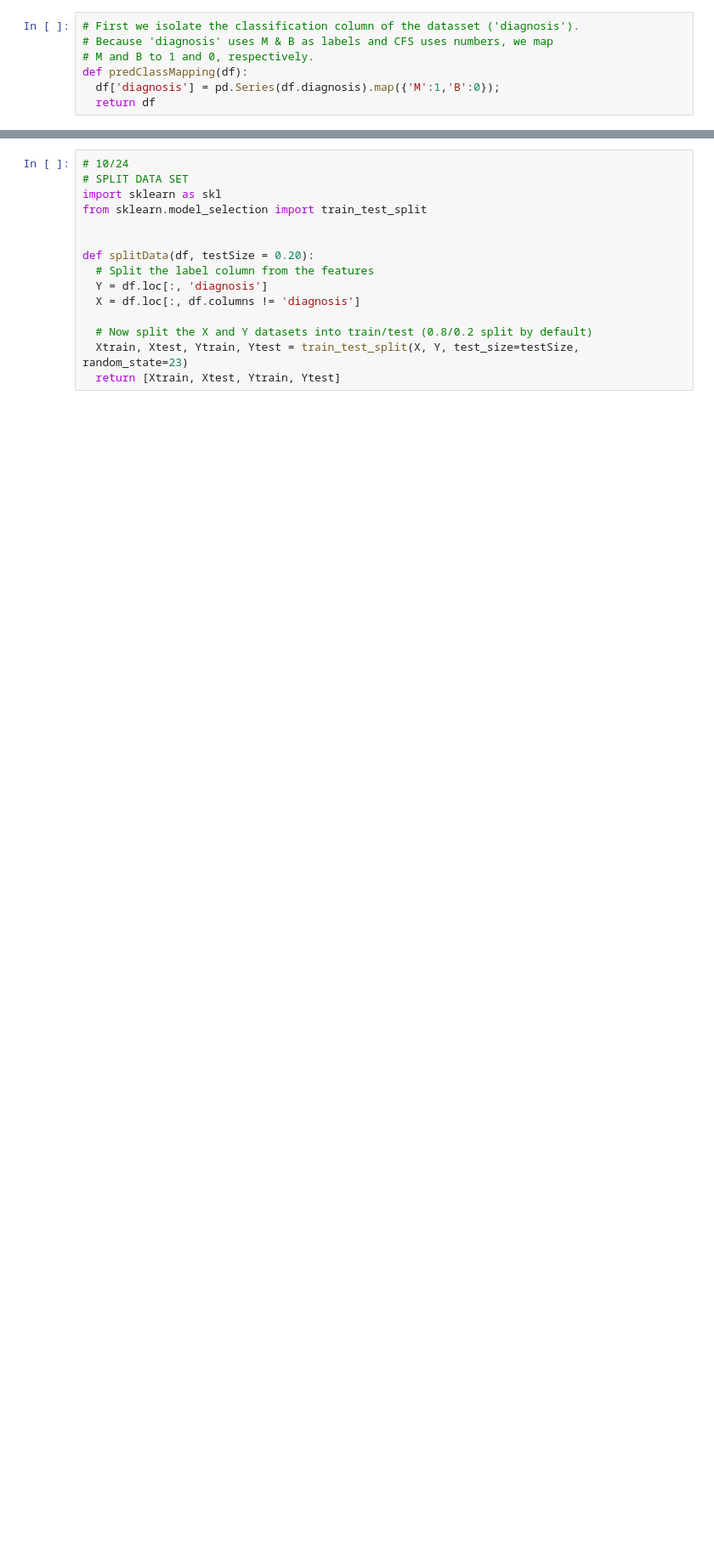
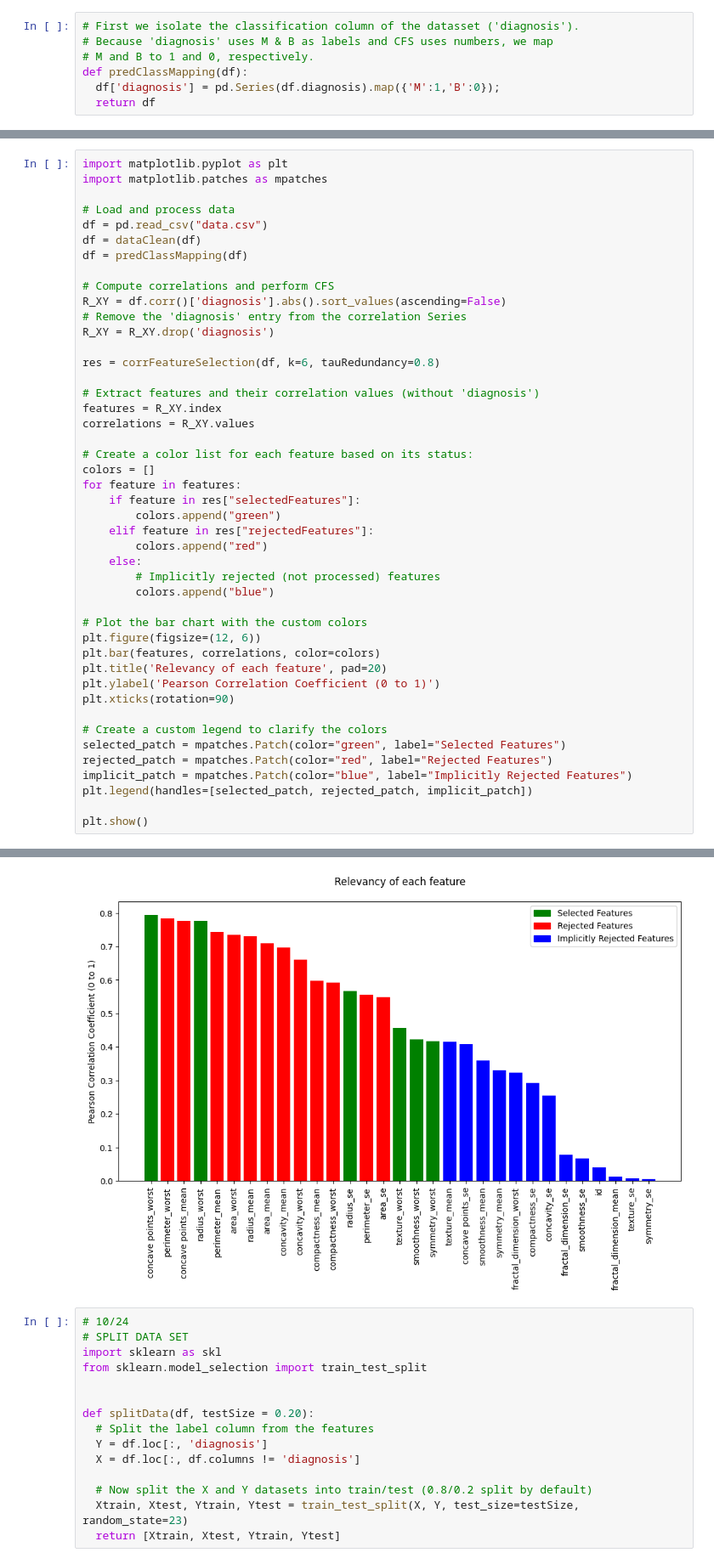
Before and after one commit to SaatvikK/Breast-Cancer-ML-Project, a Jupyter notebook: preprocessing.ipynb, the cells around one changed output, grey strips where cells are left out. Shown at 85% size. Saved outputs shown, nothing was run; the diff lists cells and outputs as text; blank space fills up the shorter version.

```diff
--- a/preprocessing.ipynb
+++ b/preprocessing.ipynb
@@ -60,0 +63,46 @@ def corrFeatureSelection(df, k = 10, tauRedundancy = 0.8):
+# %%
+import matplotlib.pyplot as plt
+import matplotlib.patches as mpatches
+
+# Load and process data
+df = pd.read_csv("data.csv")
+df = dataClean(df)
+df = predClassMapping(df)
+
+# Compute correlations and perform CFS
+R_XY = df.corr()['diagnosis'].abs().sort_values(ascending=False)
+# Remove the 'diagnosis' entry from the correlation Series
+R_XY = R_XY.drop('diagnosis')
+
+res = corrFeatureSelection(df, k=6, tauRedundancy=0.8)
+
+# Extract features and their correlation values (without 'diagnosis')
+features = R_XY.index
+correlations = R_XY.values
+
+# Create a color list for each feature based on its status:
+colors = []
+for feature in features:
+    if feature in res["selectedFeatures"]:
+        colors.append("green")
+    elif feature in res["rejectedFeatures"]:
+        colors.append("red")
+    else:
+        # Implicitly rejected (not processed) features
+        colors.append("blue")
+
+# Plot the bar chart with the custom colors
+plt.figure(figsize=(12, 6))
+plt.bar(features, correlations, color=colors)
+plt.title('Relevancy of each feature', pad=20)
+plt.ylabel('Pearson Correlation Coefficient (0 to 1)')
+plt.xticks(rotation=90)
+
+# Create a custom legend to clarify the colors
+selected_patch = mpatches.Patch(color="green", label="Selected Features")
+rejected_patch = mpatches.Patch(color="red", label="Rejected Features")
+implicit_patch = mpatches.Patch(color="blue", label="Implicitly Rejected Features")
+plt.legend(handles=[selected_patch, rejected_patch, implicit_patch])
+
+plt.show()
+# %% [output]
@@ -61,3 +111,4 @@ def corrFeatureSelection(df, k = 10, tauRedundancy = 0.8):
+[figure, added]
 # %%
 # 10/24
 # SPLIT DATA SET
```
Also changed, not shown: parts of 2 cells of this notebook, 5 other files.
